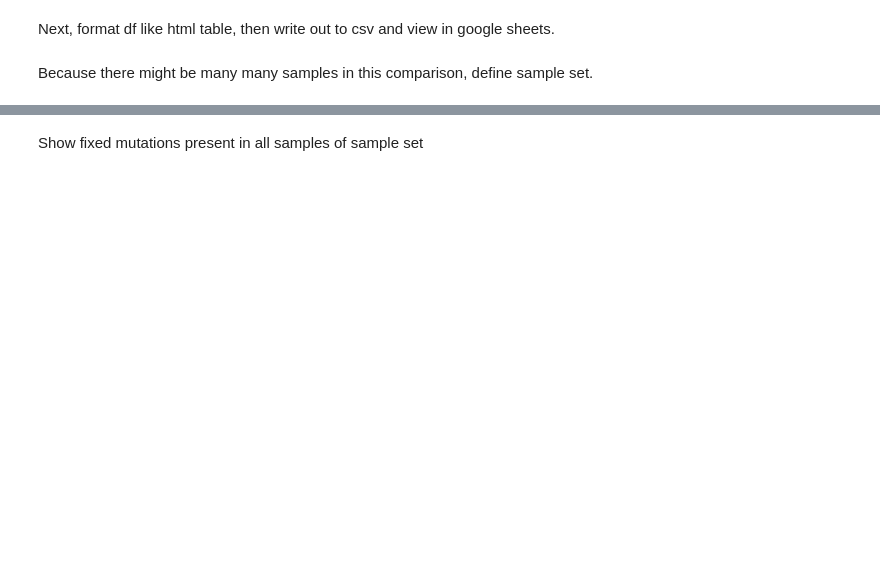
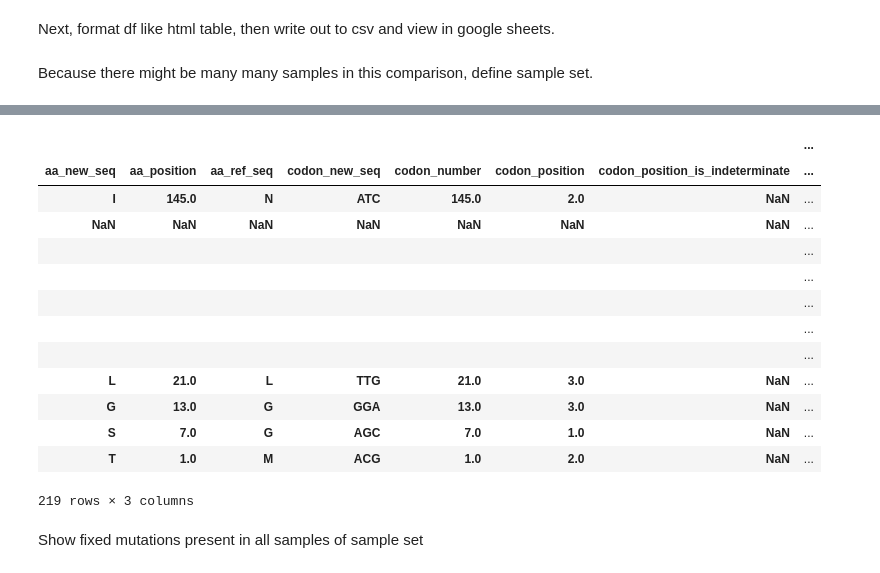
Before and after one commit to nspahr08/AISynbioPipeline, a Jupyter notebook: notebooks/P4CYGL_Processing.ipynb, the cells around one changed output, grey strips where cells are left out. Saved outputs shown, nothing was run; the diff lists cells and outputs as text; code cells hidden in the pictures; blank space fills up the shorter version.

```diff
--- a/notebooks/P4CYGL_Processing.ipynb
+++ b/notebooks/P4CYGL_Processing.ipynb
@@ -565,5 +791,22 @@ sample_set
 # %%
 df_set = df[list(sample_set.values())]
+# %%
+df_set
+# %% [output]
+|  |  |  |  |  |  |  | ... |
+| aa_new_seq | aa_position | aa_ref_seq | codon_new_seq | codon_number | codon_position | codon_position_is_indeterminate | ... |
+| I | 145.0 | N | ATC | 145.0 | 2.0 | NaN | ... |
+| NaN | NaN | NaN | NaN | NaN | NaN | NaN | ... |
+|  |  |  |  |  |  |  | ... |
+|  |  |  |  |  |  |  | ... |
+|  |  |  |  |  |  |  | ... |
+|  |  |  |  |  |  |  | ... |
+|  |  |  |  |  |  |  | ... |
+| L | 21.0 | L | TTG | 21.0 | 3.0 | NaN | ... |
+| G | 13.0 | G | GGA | 13.0 | 3.0 | NaN | ... |
+| S | 7.0 | G | AGC | 7.0 | 1.0 | NaN | ... |
+| T | 1.0 | M | ACG | 1.0 | 2.0 | NaN | ... |
+219 rows × 3 columns
 # %% [markdown]
 Show fixed mutations present in all samples of sample set
 # %%
```
Also changed, not shown: parts of 45 cells of this notebook, 5 other files.
